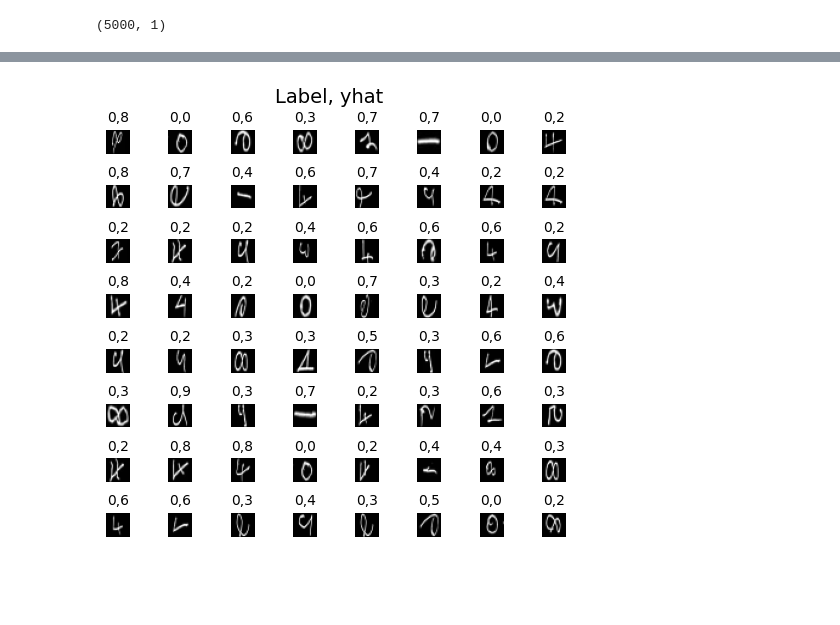
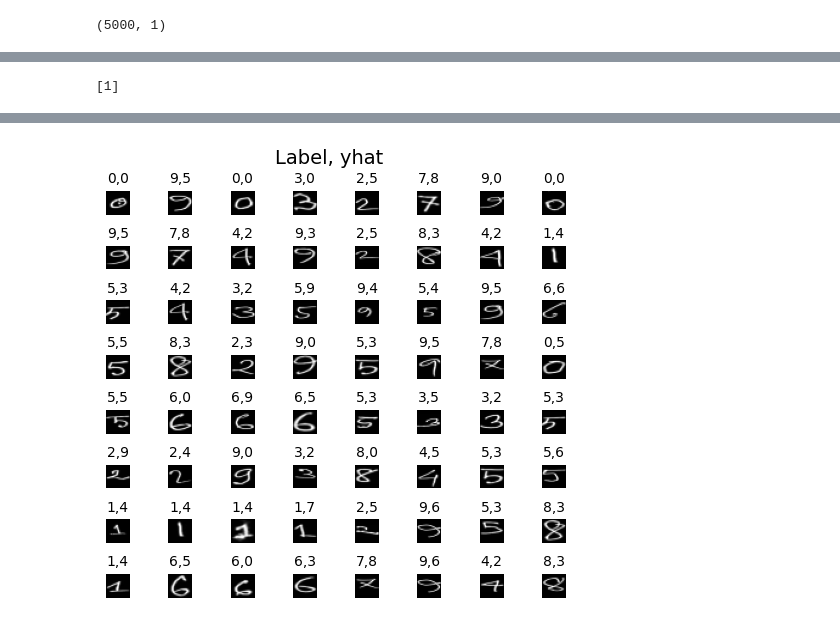
Before and after one commit to shawonsaha15/MachineLearningProjects, a Jupyter notebook: Number_Detection.ipynb, the cells around one changed output, grey strips where cells are left out. Drawn from its saved outputs; the diff is of its cells as text; code cells hidden in the pictures; blank space fills up the shorter version.

```diff
--- a/Number_Detection.ipynb
+++ b/Number_Detection.ipynb
@@ -311,3 +309,24 @@ plt.show()
+# %%
+#creating y array for the new dataset
+import numpy as np
+
+# Define the total number of rows and the number of unique values
+total_rows = 200
+num_unique_values = 10  # Number of unique values
+
+# Create an array with the desired shape
+yN = np.zeros((total_rows, 1), dtype = int)
+
+# Assign values to each group of rows
+for i in range(num_unique_values):
+    start_index = i * 20
+    end_index = (i + 1) * 20
+    yN[start_index:end_index, :] = i  # Assign the value 'i' to the corresponding group of rows
+
+# Print the array to verify the result
+print(yN[25])
+# %% [output]
+[1]
 # %%
 
 import warnings
@@ -324,7 +343,7 @@ for i,ax in enumerate(axes.flat):
 
     # Select rows corresponding to the random indices and
     # reshape the image
-    N_random_reshaped = N[random_index].reshape((20,20)).T
+    N_random_reshaped = N[random_index].reshape((20,20))
 
     # Display the image
     ax.imshow(N_random_reshaped, cmap='gray')
@@ -335,7 +354,7 @@ for i,ax in enumerate(axes.flat):
     yhat = np.argmax(prediction_p)
 
     # Display the label above the image
-    ax.set_title(f"{y[random_index,0]},{yhat}",fontsize=10)
+    ax.set_title(f"{yN[random_index,0]},{yhat}",fontsize=10)
     ax.set_axis_off()
 fig.suptitle("Label, yhat", fontsize=14)
 plt.show()
@@ -360 +379 @@ plt.show()
-[figure, old version]
+[figure, new version]
```
Also changed, not shown: parts of 12 cells of this notebook.
